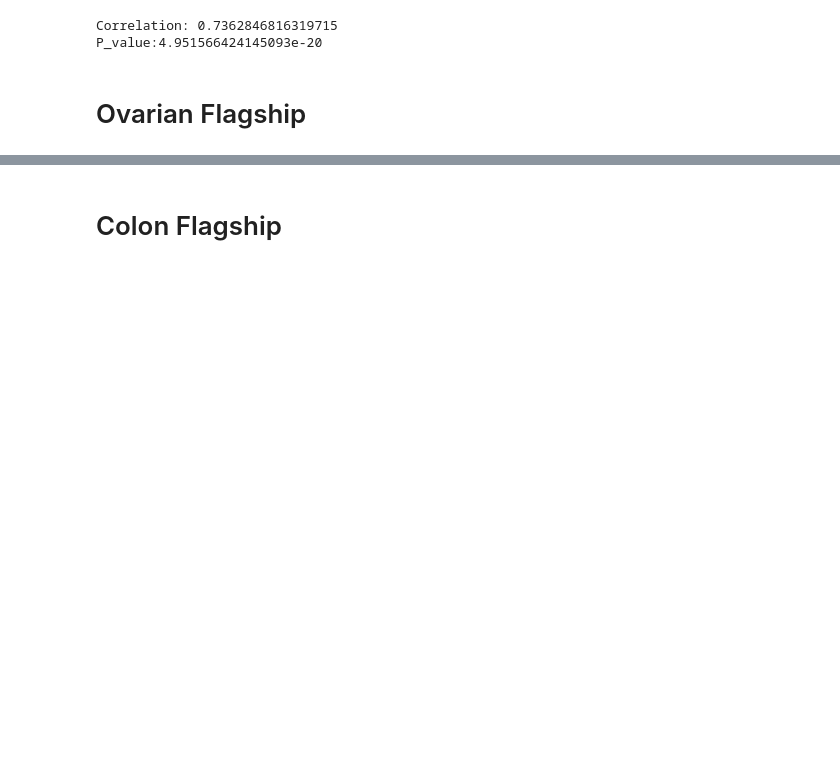
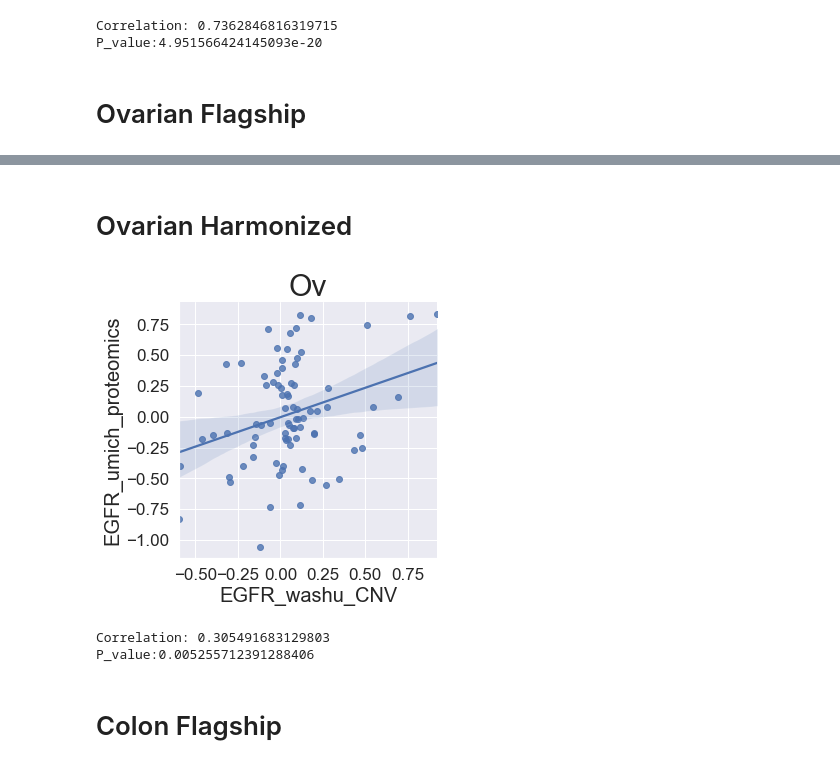
Before and after one commit to PayneLab/WhenMutationsDontMatter, a Jupyter notebook: Computational_Artifacts/Flagship_vs_Pancan_cis_effect.ipynb, the cells around one changed output, grey strips where cells are left out. Saved outputs shown, nothing was run; the diff lists cells and outputs as text; code cells hidden in the pictures; blank space fills up the shorter version.

```diff
--- a/Computational_Artifacts/Flagship_vs_Pancan_cis_effect.ipynb
+++ b/Computational_Artifacts/Flagship_vs_Pancan_cis_effect.ipynb
@@ -63,9 +63,9 @@ import cptac.pancan as pc
 pc_g = pc.PancanGbm()
 pc_hn = pc.PancanHnscc()
 pc_l = pc.PancanLuad()
-#o = pc.PancanOv()
+pc_o = pc.PancanOv()
 pc_c = pc.PancanCcrcc()
-#col = pc.PancanCoad()
+pc_col = pc.PancanCoad()
 pc_b = pc.PancanBrca()
 pc_ls = pc.PancanLscc()
 pc_en = pc.PancanUcec()
@@ -228,3 +228,15 @@ P_value:0.006112209575176951
+# %% [markdown]
+# Ovarian Harmonized
+# %%
+prot_CNV_Tumor = pc_o.join_omics_to_omics(df1_name = "proteomics", df1_source = "umich", df2_name = "CNV", df2_source = "washu", genes1 = "EGFR", genes2 = "EGFR", tissue_type = "tumor")
+drop = ['Database_ID']
+prot_CNV_Tumor = u.reduce_multiindex(df=prot_CNV_Tumor, levels_to_drop=drop)
+p.plot_pearson(prot_CNV_Tumor,"EGFR_washu_CNV","EGFR_umich_proteomics", hue = "none", title = "Ov" , ra_stats = False, show_plot = True, save_file_name = "png_files/cis_pancan_Ov")
+print_stats(prot_CNV_Tumor,"EGFR_washu_CNV","EGFR_umich_proteomics")
+# %% [output]
+[figure, added]
+Correlation: 0.305491683129803
+P_value:0.005255712391288406
 # %% [markdown]
 # Colon Flagship
 # %%
```
Also changed, not shown: parts of 16 cells of this notebook, 20 other files.
